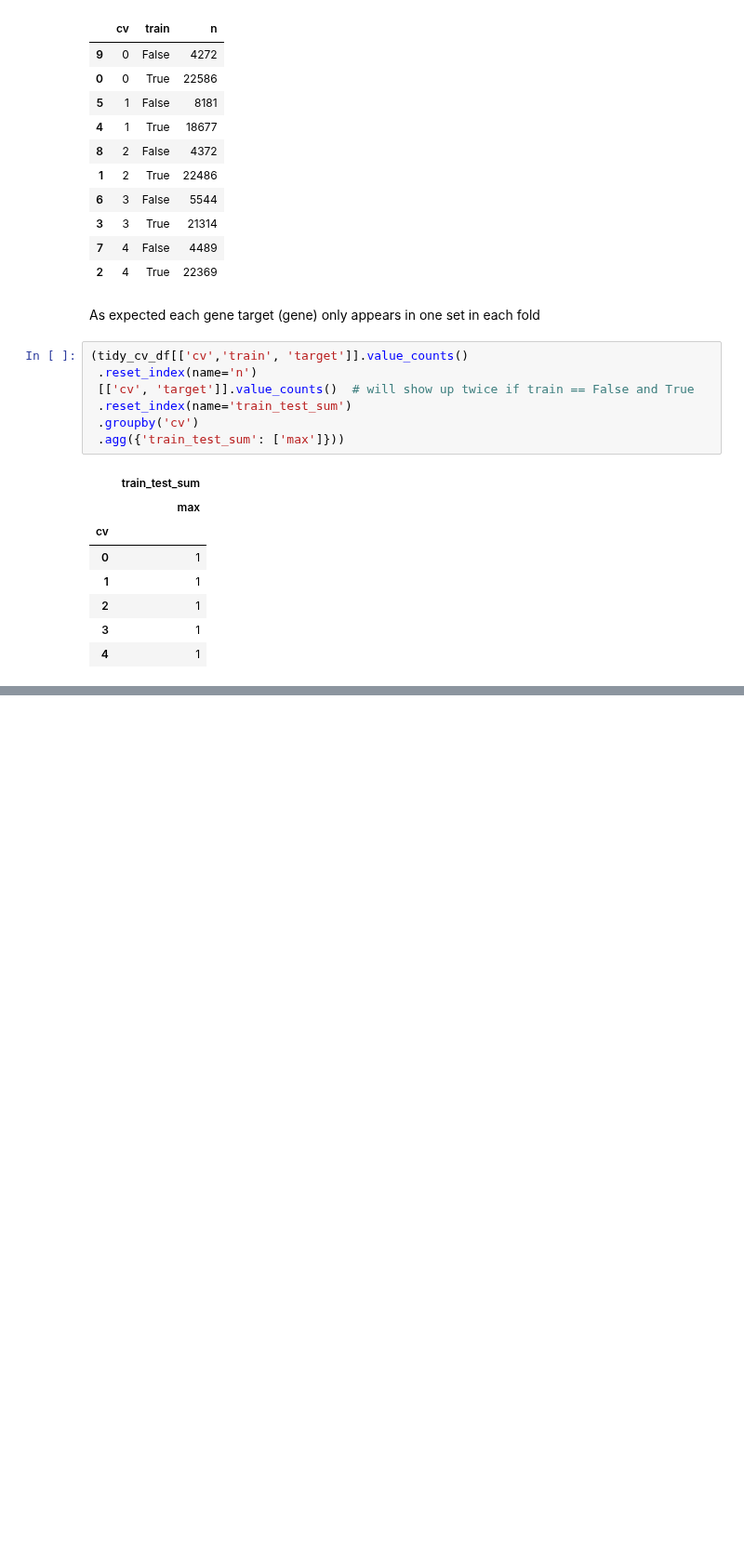
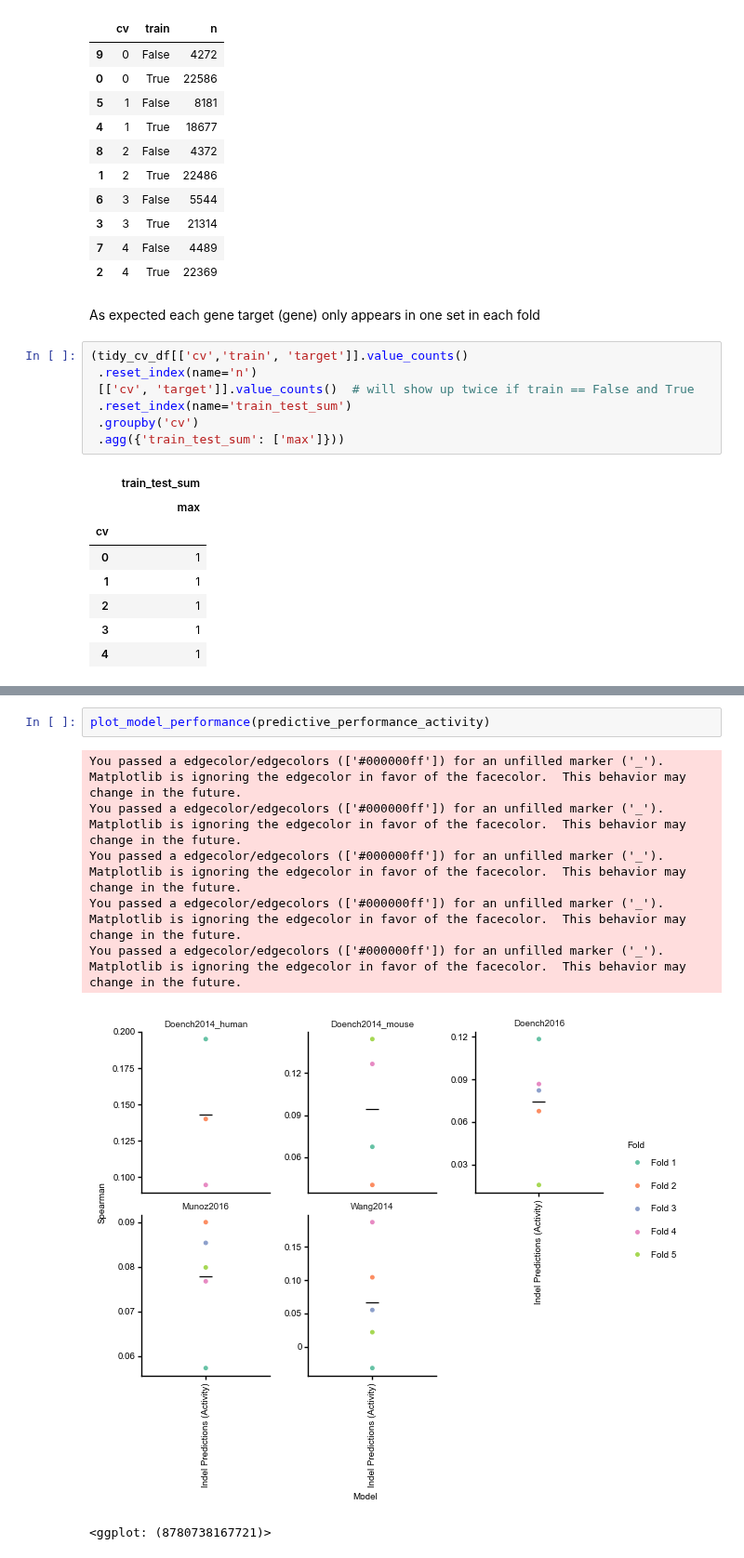
Before and after one commit to gpp-rnd/rs_dev, a Jupyter notebook: code/12_test_indel_predictions.ipynb, the cells around one changed output, grey strips where cells are left out. Shown at 93% size. Drawn from its saved outputs; the diff is of its cells as text; blank space fills up the shorter version.

```diff
--- a/code/12_test_indel_predictions.ipynb
+++ b/code/12_test_indel_predictions.ipynb
@@ -159,0 +190,10 @@ clean_indel_predictions = (indelphi_predictions.rename({'ID': 'sgRNA Context Seq
+# %%
+plot_model_performance(predictive_performance_activity)
+# %% [output]
+You passed a edgecolor/edgecolors (['#000000ff']) for an unfilled marker ('_').  Matplotlib is ignoring the edgecolor in favor of the facecolor.  This behavior may change in the future.
+You passed a edgecolor/edgecolors (['#000000ff']) for an unfilled marker ('_').  Matplotlib is ignoring the edgecolor in favor of the facecolor.  This behavior may change in the future.
+You passed a edgecolor/edgecolors (['#000000ff']) for an unfilled marker ('_').  Matplotlib is ignoring the edgecolor in favor of the facecolor.  This behavior may change in the future.
+You passed a edgecolor/edgecolors (['#000000ff']) for an unfilled marker ('_').  Matplotlib is ignoring the edgecolor in favor of the facecolor.  This behavior may change in the future.
+You passed a edgecolor/edgecolors (['#000000ff']) for an unfilled marker ('_').  Matplotlib is ignoring the edgecolor in favor of the facecolor.  This behavior may change in the future.
+[figure, added]
+<ggplot: (8780738167721)>
```
Also changed, not shown: parts of 14 cells of this notebook, 8 other files.
